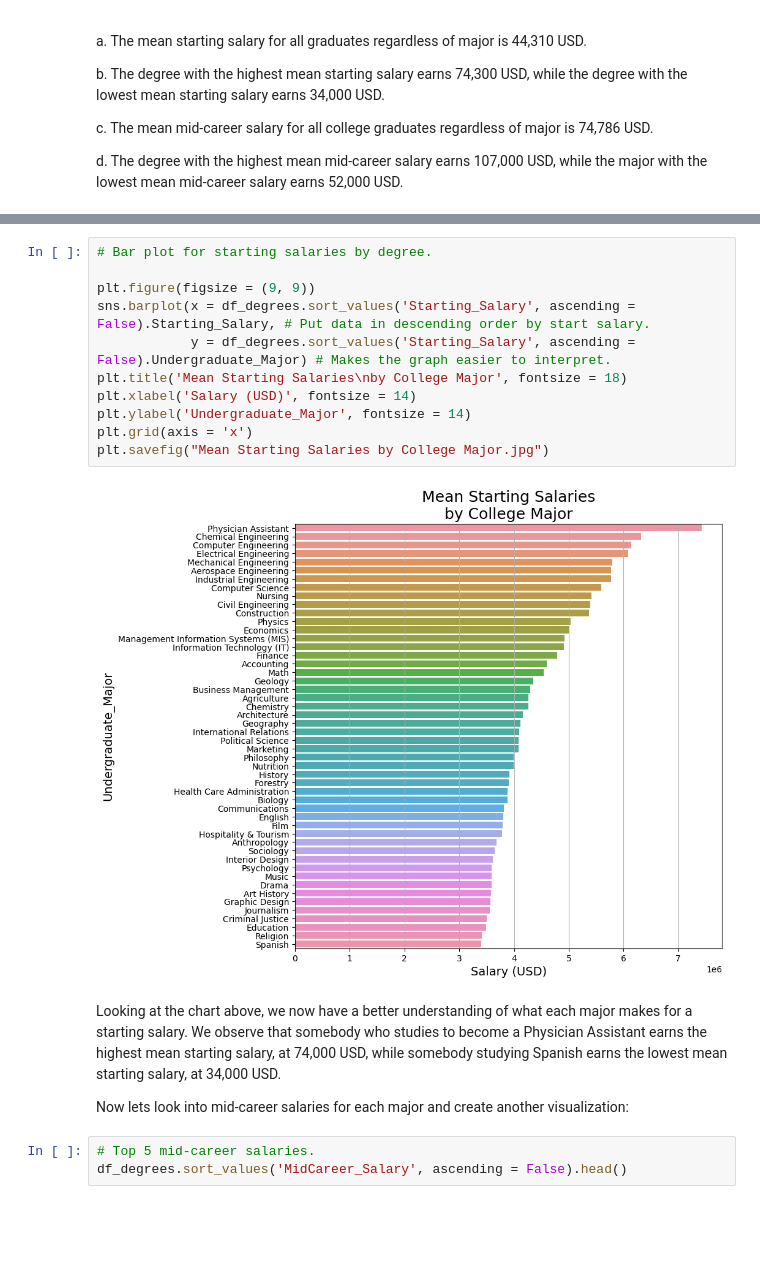
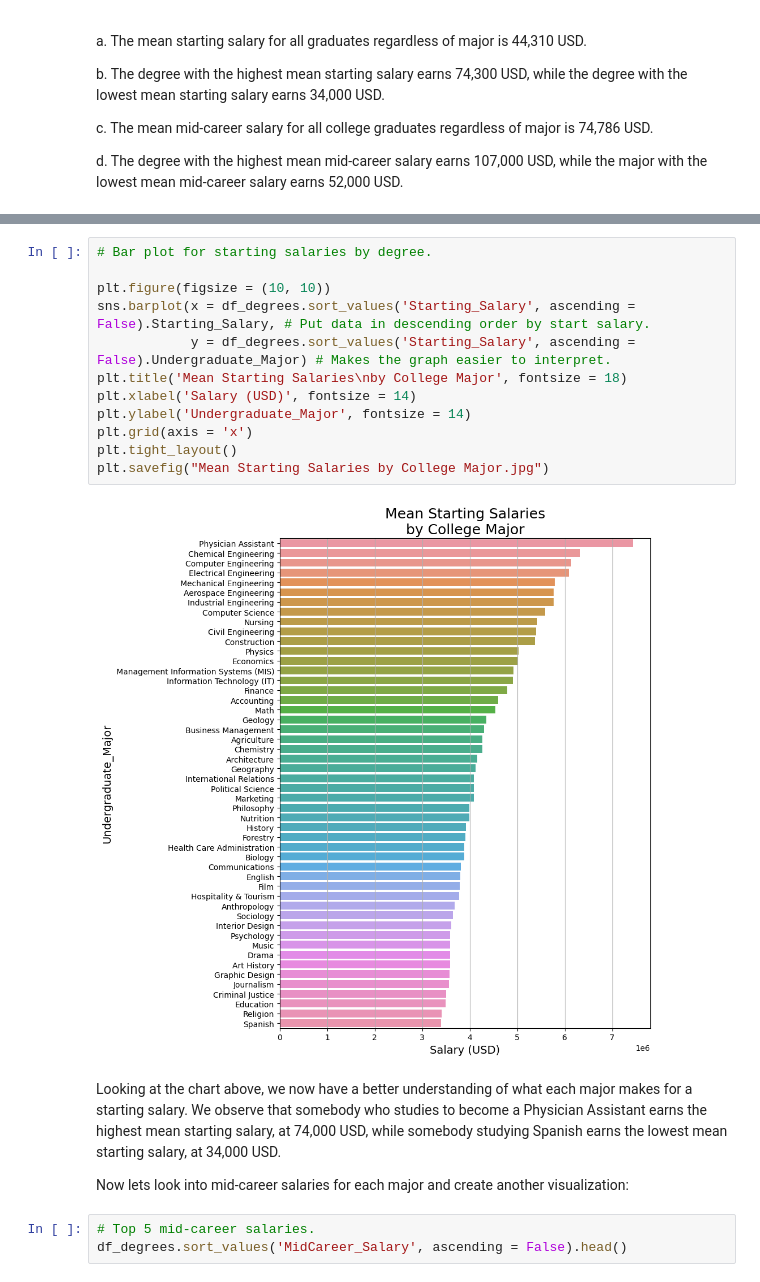
Before and after one commit to RRazvan90/group-3, a Jupyter notebook: Top Earners Per Degree.ipynb, the cells around one changed output, grey strips where cells are left out. Drawn from its saved outputs; the diff is of its cells as text; blank space fills up the shorter version.

Commit message:
my graph changes

```diff
--- a/Top Earners Per Degree.ipynb
+++ b/Top Earners Per Degree.ipynb
@@ -206,20 +206,21 @@ df_degrees.sort_values('Starting_Salary').head()
 # %%
 # Bar plot for starting salaries by degree.
 
-plt.figure(figsize = (9, 9))
+plt.figure(figsize = (10, 10))
 sns.barplot(x = df_degrees.sort_values('Starting_Salary', ascending = False).Starting_Salary, # Put data in descending order by start salary.
             y = df_degrees.sort_values('Starting_Salary', ascending = False).Undergraduate_Major) # Makes the graph easier to interpret.
 plt.title('Mean Starting Salaries\nby College Major', fontsize = 18)
 plt.xlabel('Salary (USD)', fontsize = 14)
 plt.ylabel('Undergraduate_Major', fontsize = 14)
 plt.grid(axis = 'x')
+plt.tight_layout()
 plt.savefig("Mean Starting Salaries by College Major.jpg")
 # %% [output]
-[figure, old version]
+[figure, new version]
-# %% [markdown]
-Looking at the chart above, we now have a better understanding of what each major makes for a starting salary. We observe that somebody who studies to become a Physician Assistant earns the highest mean starting salary, at 74,000 USD, while somebody studying Spanish earns the lowest mean starting salary, at 34,000 USD.
-
-Now lets look into mid-career salaries for each major and create another visualization:
+# %% [markdown]
+Looking at the chart above, we now have a better understanding of what each major makes for a starting salary. We observe that somebody who studies to become a Physician Assistant earns the highest mean starting salary, at 74,000 USD, while somebody studying Spanish earns the lowest mean starting salary, at 34,000 USD.
+
+Now lets look into mid-career salaries for each major and create another visualization:
 # %%
 # Top 5 mid-career salaries.
 df_degrees.sort_values('MidCareer_Salary', ascending = False).head()
```
Also changed, not shown: parts of 8 cells of this notebook, 4 other files.
